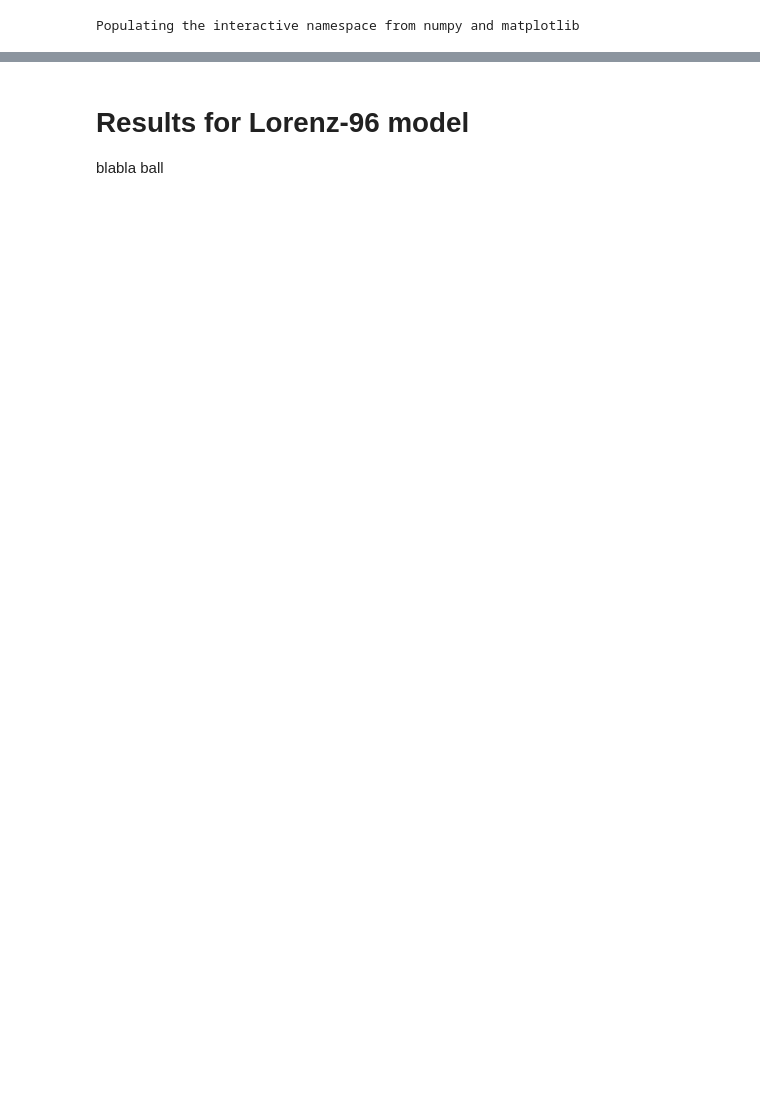
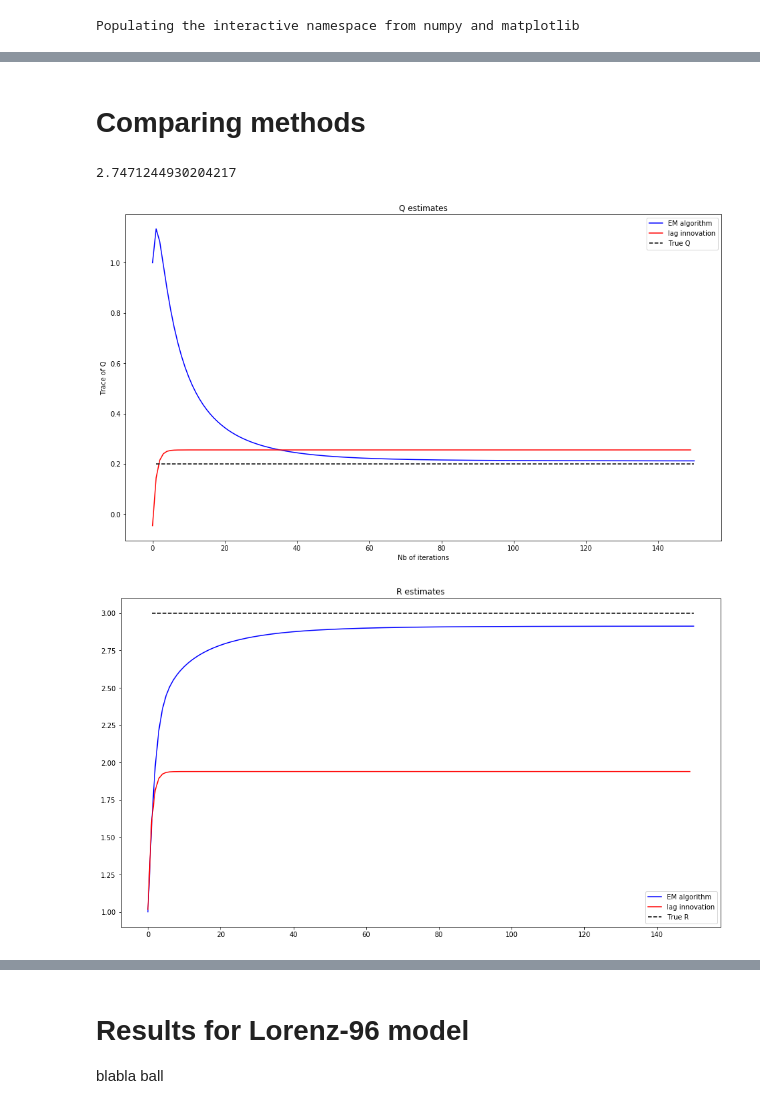
Before and after one commit to MrDajman/ceda-lag-innovation, a Jupyter notebook: ceda_lag_innovation.ipynb, the cells around one changed output, grey strips where cells are left out. Drawn from its saved outputs; the diff is of its cells as text; code cells hidden in the pictures; blank space fills up the shorter version.

```diff
--- a/ceda_lag_innovation.ipynb
+++ b/ceda_lag_innovation.ipynb
@@ -373,3 +398,52 @@ ValueError: too many values to unpack (expected 9)
+# %% [markdown]
+# Comparing methods
+# %%
+### COMPARE RESULTS BETWEEN THE TWO STRATEGIES (EM-EKS AND EM-EnKS)
+
+# extract outputs
+Q_EKS = res_EM_EKS['EM_model_noise_covariance']
+R_EKS = res_EM_EKS['EM_observation_noise_covariance']
+# RMSE_EKS=res_EM_EKS['RMSE']
+# RMSE_EnKS=res_EM_EnKS['RMSE']
+# plot trace of Q
+plt.figure()
+line1,=plt.plot(np.trace(Q_EKS)/Nx,'b')
+#line2,=plt.plot((np.trace(Q_lag)/Nx),'r')
+line2,=plt.plot((np.trace(Q_lag)/Nx-c)/m,'r')
+line3,=plt.plot((1,N_iter),(np.trace(Q_true)/Nx,np.trace(Q_true)/Nx),'--k')
+plt.title('Q estimates')
+plt.legend([line1, line2, line3], ['EM algorithm', 'lag innovation', 'True Q'])
+plt.xlabel("Nb of iterations")
+plt.ylabel("Trace of Q")
+plt.savefig("4.png")
+
+# plot trace of R
+print(np.trace(R_lag[:,:,-1])/No)
+plt.figure()
+line1,=plt.plot(np.trace(R_EKS)/No,'b')
+#line2,=plt.plot(np.trace(R_lag)/No,'r')
+line3,=plt.plot((1,N_iter),(np.trace(R_true)/No,np.trace(R_true)/No),'--k')
+line2,=plt.plot(((np.trace(R_lag)/No)-c)/m,'r')
+plt.title('R estimates')
+plt.legend([line1, line2, line3], ['EM algorithm', 'lag innovation', 'True R'])
+plt.savefig("2.png")
+# plot log-likelihood
+# plt.subplot(2,2,3)
+# line1,=plt.plot(loglik_EKS,'b')
+# line2,=plt.plot(loglik_EnKS,'r')
+# plt.title('Log-likelihood')
+# plt.legend([line1, line2], ['EM-EKS', 'EM-EnKS'])
+
+# # plot Root Mean Square Error
+# plt.subplot(2,2,4)
+# line1,=plt.plot(RMSE_EKS,'b')
+# line2,=plt.plot(RMSE_EnKS,'r')
+# plt.title('RMSE')
+# plt.legend([line1, line2], ['EM-EKS', 'EM-EnKS'])
+# %% [output]
+2.7471244930204217
+[figure, added]
+[figure, added]
 # %%
 ### GENERATE SIMULATED DATA (LORENZ 96 MODEL)
 
```
Also changed, not shown: parts of 22 cells of this notebook, 7 other files.
